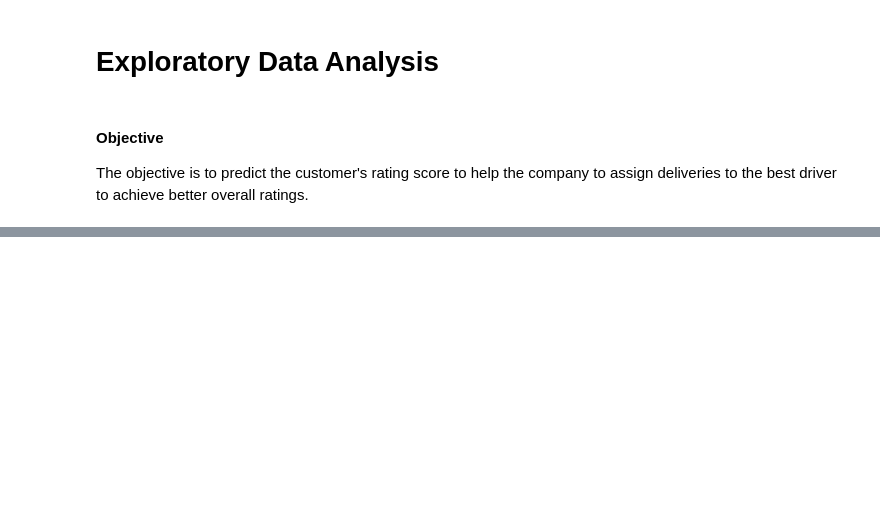
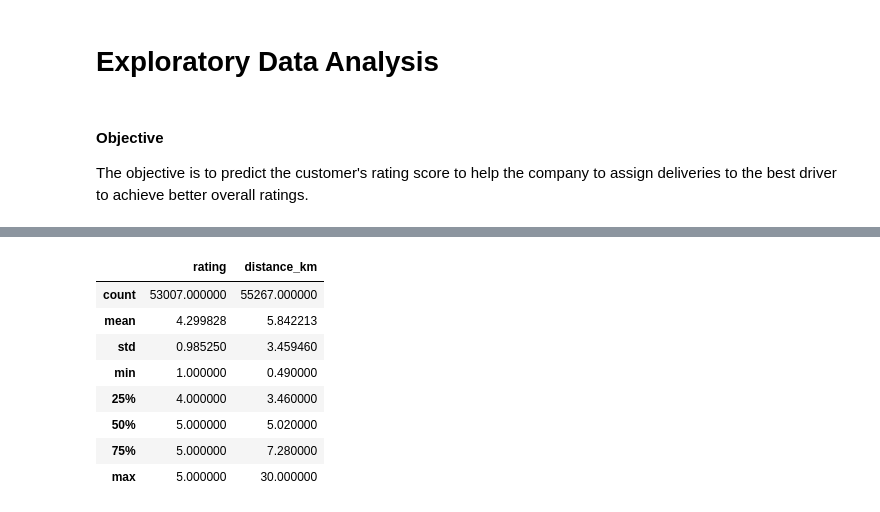
Before and after one commit to weirenong/aiap24-submission, a Jupyter notebook: eda.ipynb, the cells around one changed output, grey strips where cells are left out. Saved outputs shown, nothing was run; the diff lists cells and outputs as text; code cells hidden in the pictures; blank space fills up the shorter version.

```diff
--- a/eda.ipynb
+++ b/eda.ipynb
@@ -58,0 +79,12 @@ DataFrame shape: (150750, 18)
+# %%
+df.describe()
+# %% [output]
+|  | rating | distance_km |
+| count | 53007.000000 | 55267.000000 |
+| mean | 4.299828 | 5.842213 |
+| std | 0.985250 | 3.459460 |
+| min | 1.000000 | 0.490000 |
+| 25% | 4.000000 | 3.460000 |
+| 50% | 5.000000 | 5.020000 |
+| 75% | 5.000000 | 7.280000 |
+| max | 5.000000 | 30.000000 |
```
Also changed, not shown: parts of 13 cells of this notebook, 1 other file.
